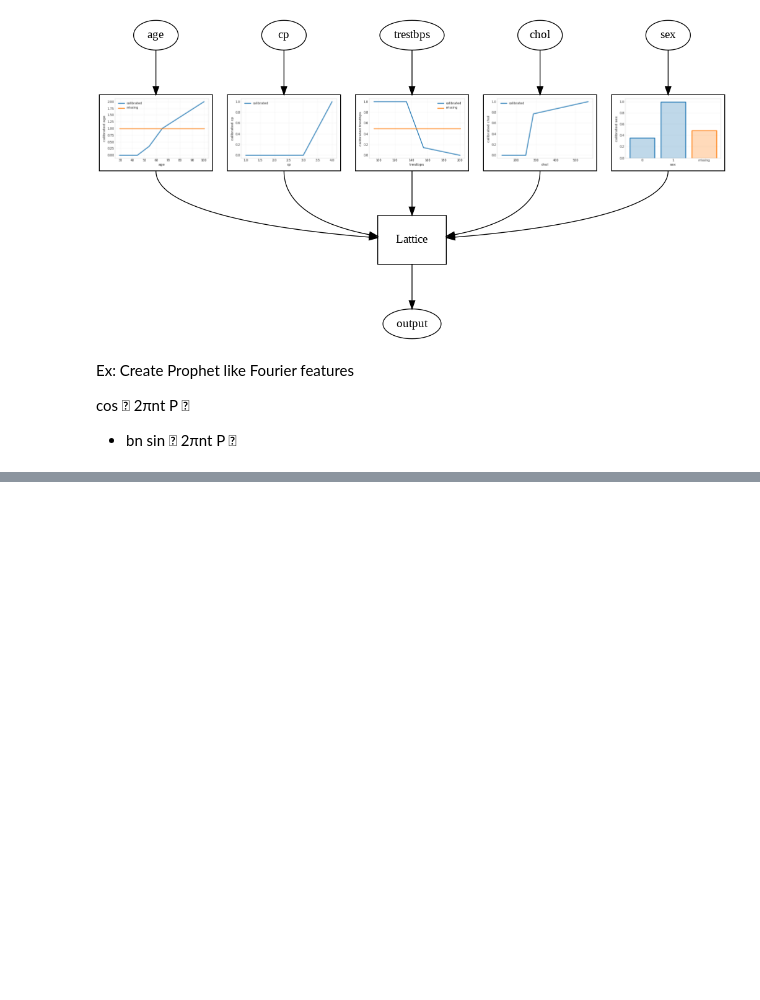
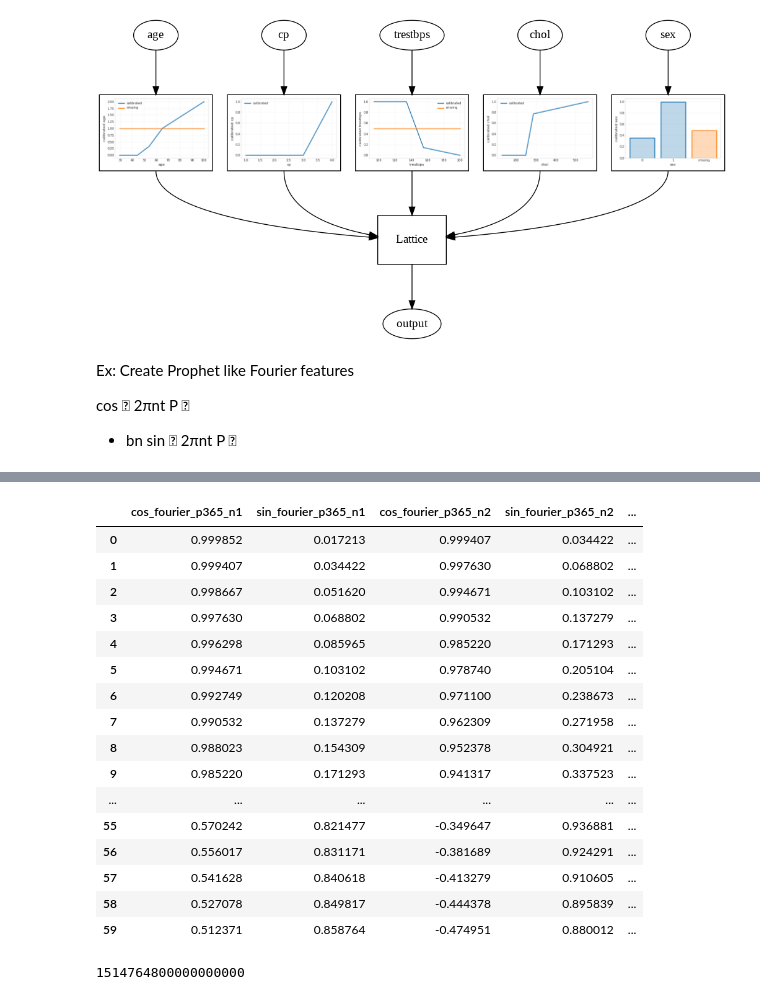
Before and after one commit to RoetGer/decisions-under-uncertainty, a Jupyter notebook: solved_problems.ipynb, the cells around one changed output, grey strips where cells are left out. Drawn from its saved outputs; the diff is of its cells as text; code cells hidden in the pictures; blank space fills up the shorter version.

Commit message:
Implement sklearn-compatible FourierFeature transformer

```diff
--- a/solved_problems.ipynb
+++ b/solved_problems.ipynb
@@ -1770,0 +1759,18 @@ plt.plot(fourier_feats(np.arange(0, 730), period=365, ncomps=2))
+# %%
+import numpy as np
+import matplotlib.pyplot as plt
+
+
+def fourier_feats(times, periods, ncomps):
+  comps = tf.range(1, ncomps+1, dtype='float32')
+
+  interm = 2*math.pi * tf.reshape(times, shape=(-1, 1)) * comps
+  interm_period = [
+      interm / p for p in periods
+  ]
+  interm_concat = tf.squeeze(tf.concat(interm_period, axis=1))
+  return tf.math.cos(interm_concat), tf.math.sin(interm_concat)
+
+a, b = fourier_feats(dates, periods=[7, 365], ncomps=2)
+plt.plot(tf.reduce_sum(a, axis=1))
+plt.plot(tf.reduce_sum(b, axis=1))
@@ -1770,0 +1871,7 @@ plt.plot(fourier_feats(np.arange(0, 730), period=365, ncomps=2))
+# %%
+ff = FourierFeatures(
+  period=365,
+  nfourier_terms=10,
+  ref_date=np.min(dates))
+# %%
+ff.fit(dates)
@@ -1770,0 +1906,2 @@ plt.plot(fourier_feats(np.arange(0, 730), period=365, ncomps=2))
+# %%
+ff.fit_transform(dates)
@@ -1770,0 +1922,24 @@ plt.plot(fourier_feats(np.arange(0, 730), period=365, ncomps=2))
+# %%
+ff.transform(pd.date_range('2021-01-01', '2021-03-01'))
+# %% [output]
+|  | cos_fourier_p365_n1 | sin_fourier_p365_n1 | cos_fourier_p365_n2 | sin_fourier_p365_n2 | ... |
+| 0 | 0.999852 | 0.017213 | 0.999407 | 0.034422 | ... |
+| 1 | 0.999407 | 0.034422 | 0.997630 | 0.068802 | ... |
+| 2 | 0.998667 | 0.051620 | 0.994671 | 0.103102 | ... |
+| 3 | 0.997630 | 0.068802 | 0.990532 | 0.137279 | ... |
+| 4 | 0.996298 | 0.085965 | 0.985220 | 0.171293 | ... |
+| 5 | 0.994671 | 0.103102 | 0.978740 | 0.205104 | ... |
+| 6 | 0.992749 | 0.120208 | 0.971100 | 0.238673 | ... |
+| 7 | 0.990532 | 0.137279 | 0.962309 | 0.271958 | ... |
+| 8 | 0.988023 | 0.154309 | 0.952378 | 0.304921 | ... |
+| 9 | 0.985220 | 0.171293 | 0.941317 | 0.337523 | ... |
+| ... | ... | ... | ... | ... | ... |
+| 55 | 0.570242 | 0.821477 | -0.349647 | 0.936881 | ... |
+| 56 | 0.556017 | 0.831171 | -0.381689 | 0.924291 | ... |
+| 57 | 0.541628 | 0.840618 | -0.413279 | 0.910605 | ... |
+| 58 | 0.527078 | 0.849817 | -0.444378 | 0.895839 | ... |
+| 59 | 0.512371 | 0.858764 | -0.474951 | 0.880012 | ... |
+# %%
+ff.ref_date.value
+# %% [output]
+1514764800000000000
```
Also changed, not shown: parts of 18 cells of this notebook.
